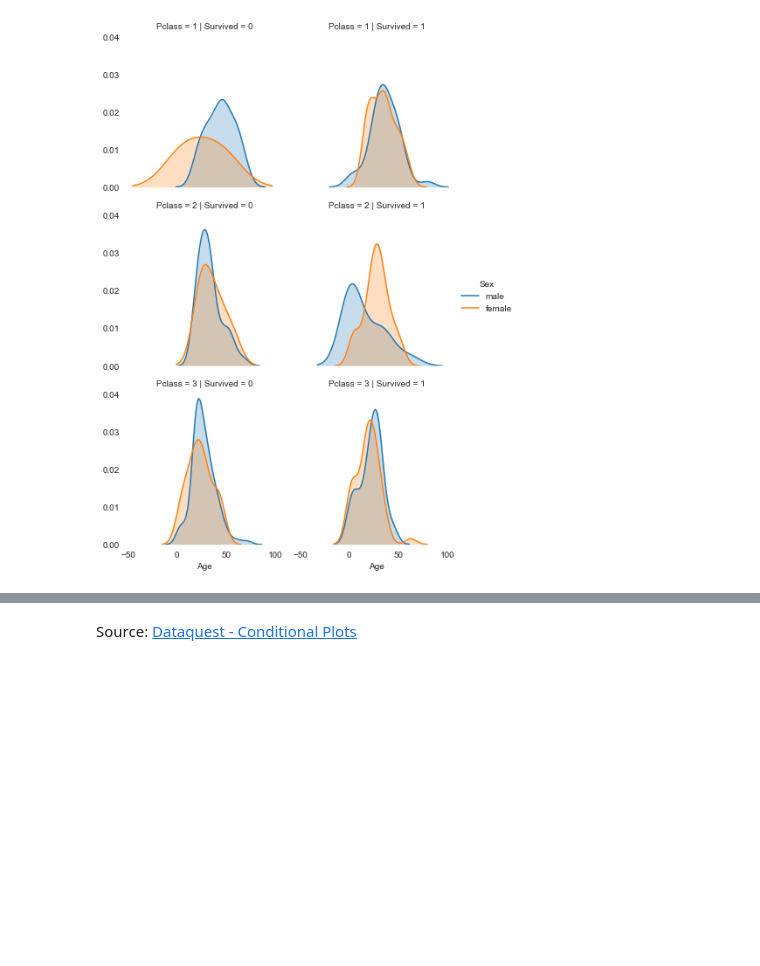
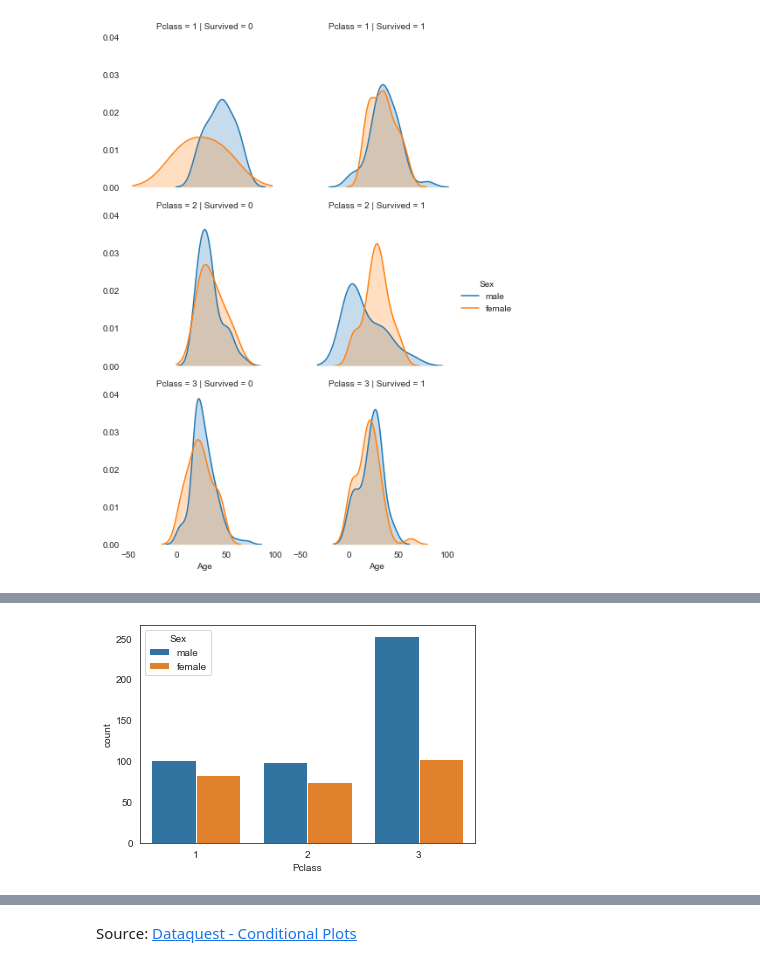
Before and after one commit to kurtsenol/Matplotlib, a Jupyter notebook: Seaborn.ipynb, the cells around one changed output, grey strips where cells are left out. Cells and saved outputs as stored; diff of their text form; code cells hidden in the pictures; blank space fills up the shorter version.

```diff
--- a/Seaborn.ipynb
+++ b/Seaborn.ipynb
@@ -140,0 +175,4 @@ plt.show()
+# %%
+ax = sns.countplot(x="Pclass", hue="Sex", data=titanic)
+# %% [output]
+[figure, added]
```
Also changed, not shown: parts of 10 cells of this notebook.
